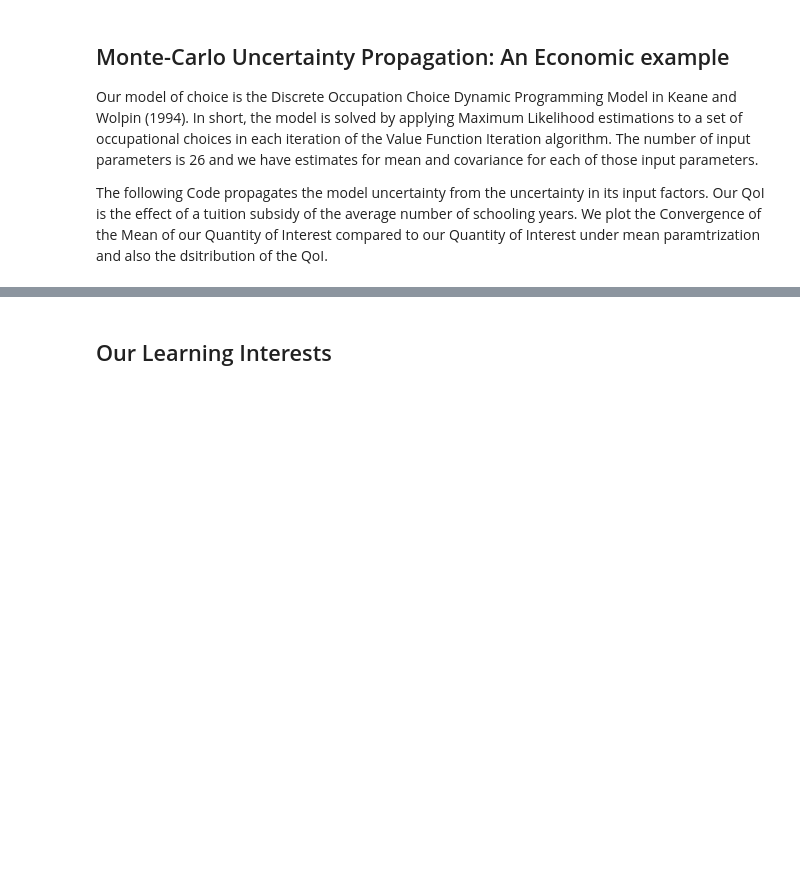
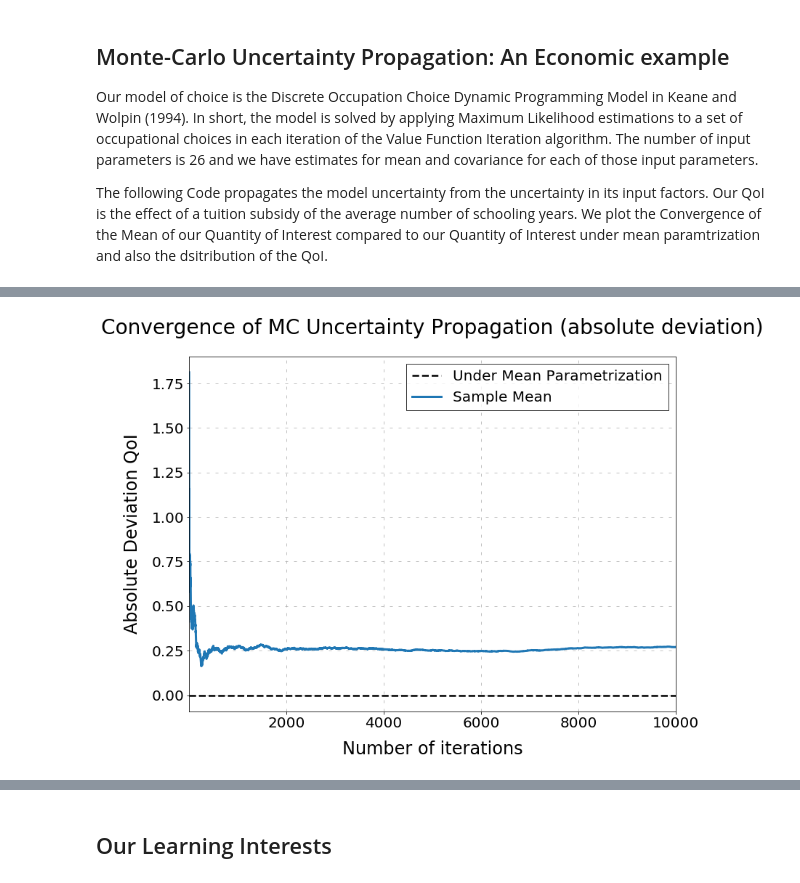
Before and after one commit to fagan2888/numerical-toolbox-uncertainty-quantification, a Jupyter notebook: uncertainty-quantification/uq-exploration.ipynb, the cells around one changed output, grey strips where cells are left out. Drawn from its saved outputs; the diff is of its cells as text; code cells hidden in the pictures; blank space fills up the shorter version.

```diff
--- a/uncertainty-quantification/uq-exploration.ipynb
+++ b/uncertainty-quantification/uq-exploration.ipynb
@@ -64,0 +92,3 @@ from python.convergence_plot import convergence_plot
+# %%
+convergence_plot(qoi_json, qoi_mean_params, "Absolute Deviation QoI", absolute_deviation=True)
+# %% [output]
@@ -64,0 +96 @@ from python.convergence_plot import convergence_plot
+[figure, added]
```
Also changed, not shown: parts of 4 cells of this notebook, 4 other files.
